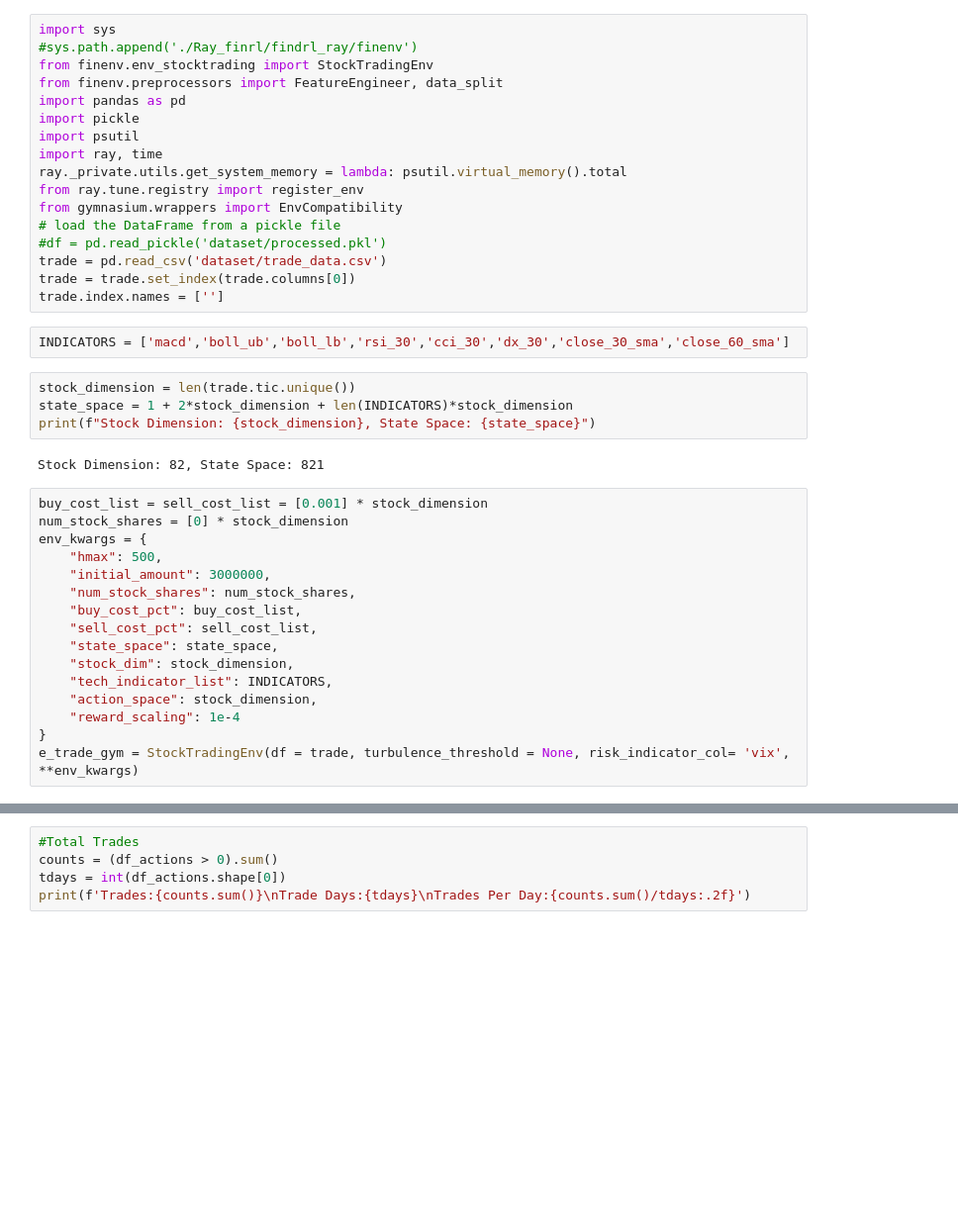
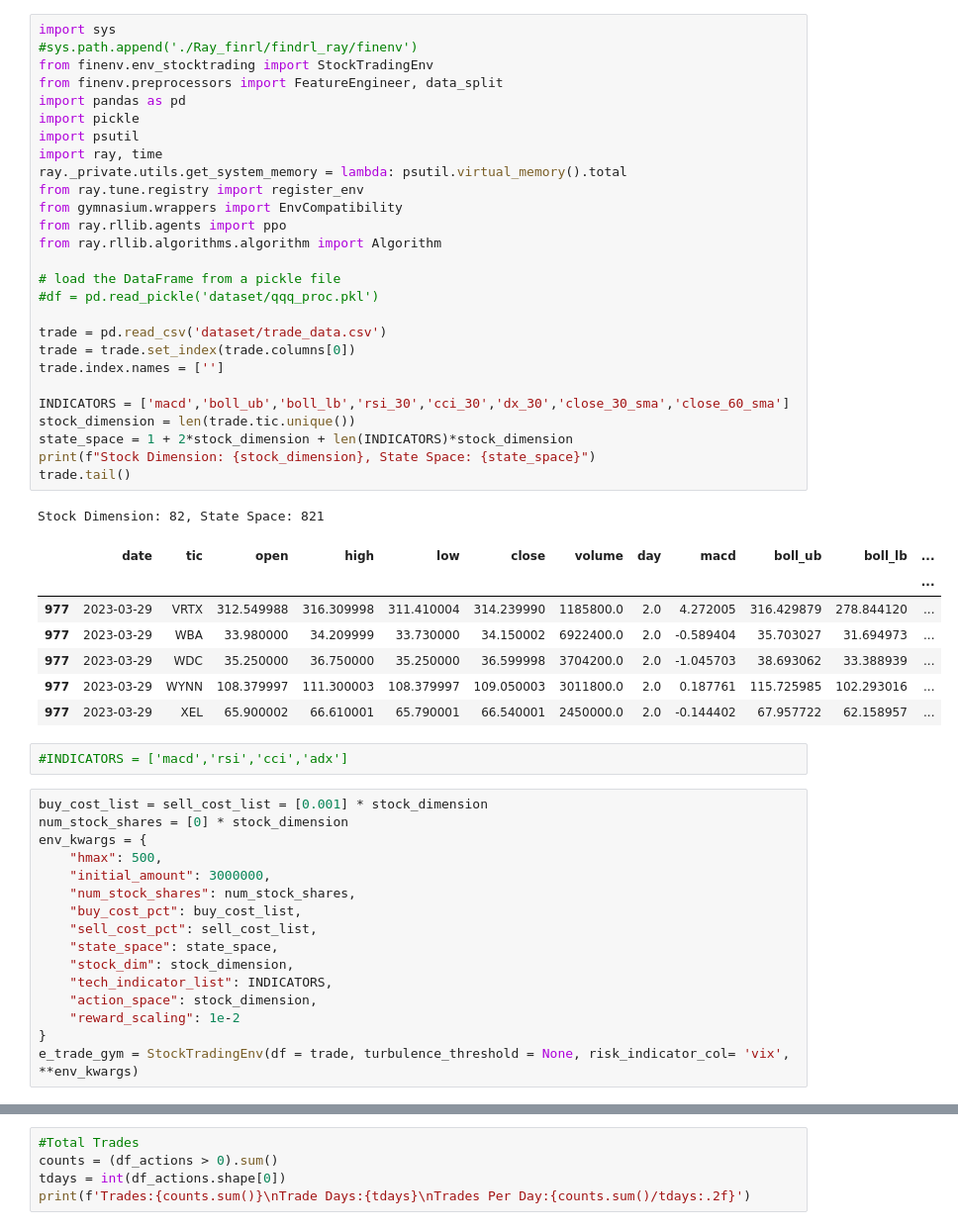
Before and after one commit to Hakiiiim/findrl_ray, a Jupyter notebook: Evaluate.ipynb, the cells around one changed output, grey strips where cells are left out. Shown: that part at 99% size. Saved outputs shown, nothing was run; the diff lists cells and outputs as text; blank space fills up the shorter version.

```diff
--- a/Evaluate.ipynb
+++ b/Evaluate.ipynb
@@ -1,28 +1,41 @@
 # %%
 import sys
 #sys.path.append('./Ray_finrl/findrl_ray/finenv')
 from finenv.env_stocktrading import StockTradingEnv
 from finenv.preprocessors import FeatureEngineer, data_split
 import pandas as pd
 import pickle
 import psutil
 import ray, time
 ray._private.utils.get_system_memory = lambda: psutil.virtual_memory().total
 from ray.tune.registry import register_env
 from gymnasium.wrappers import EnvCompatibility
+from ray.rllib.agents import ppo
+from ray.rllib.algorithms.algorithm import Algorithm
+
 # load the DataFrame from a pickle file
-#df = pd.read_pickle('dataset/processed.pkl')
+#df = pd.read_pickle('dataset/qqq_proc.pkl')
+
 trade = pd.read_csv('dataset/trade_data.csv')
 trade = trade.set_index(trade.columns[0])
 trade.index.names = ['']
+
+INDICATORS = ['macd','boll_ub','boll_lb','rsi_30','cci_30','dx_30','close_30_sma','close_60_sma']
+stock_dimension = len(trade.tic.unique())
+state_space = 1 + 2*stock_dimension + len(INDICATORS)*stock_dimension
+print(f"Stock Dimension: {stock_dimension}, State Space: {state_space}")
+trade.tail()
+# %% [output]
+Stock Dimension: 82, State Space: 821
+|  | date | tic | open | high | low | close | volume | day | macd | boll_ub | boll_lb | ... |
+|  |  |  |  |  |  |  |  |  |  |  |  | ... |
+| 977 | 2023-03-29 | VRTX | 312.549988 | 316.309998 | 311.410004 | 314.239990 | 1185800.0 | 2.0 | 4.272005 | 316.429879 | 278.844120 | ... |
+| 977 | 2023-03-29 | WBA | 33.980000 | 34.209999 | 33.730000 | 34.150002 | 6922400.0 | 2.0 | -0.589404 | 35.703027 | 31.694973 | ... |
+| 977 | 2023-03-29 | WDC | 35.250000 | 36.750000 | 35.250000 | 36.599998 | 3704200.0 | 2.0 | -1.045703 | 38.693062 | 33.388939 | ... |
+| 977 | 2023-03-29 | WYNN | 108.379997 | 111.300003 | 108.379997 | 109.050003 | 3011800.0 | 2.0 | 0.187761 | 115.725985 | 102.293016 | ... |
+| 977 | 2023-03-29 | XEL | 65.900002 | 66.610001 | 65.790001 | 66.540001 | 2450000.0 | 2.0 | -0.144402 | 67.957722 | 62.158957 | ... |
 # %%
-INDICATORS = ['macd','boll_ub','boll_lb','rsi_30','cci_30','dx_30','close_30_sma','close_60_sma']
+#INDICATORS = ['macd','rsi','cci','adx']
-# %%
-stock_dimension = len(trade.tic.unique())
-state_space = 1 + 2*stock_dimension + len(INDICATORS)*stock_dimension
-print(f"Stock Dimension: {stock_dimension}, State Space: {state_space}")
-# %% [output]
-Stock Dimension: 82, State Space: 821
 # %%
 buy_cost_list = sell_cost_list = [0.001] * stock_dimension
 num_stock_shares = [0] * stock_dimension
@@ -36,7 +49,7 @@ env_kwargs = {
     "stock_dim": stock_dimension,
     "tech_indicator_list": INDICATORS,
     "action_space": stock_dimension,
-    "reward_scaling": 1e-4
+    "reward_scaling": 1e-2
 }
 e_trade_gym = StockTradingEnv(df = trade, turbulence_threshold = None, risk_indicator_col= 'vix', **env_kwargs)
 # %%
```
Also changed, not shown: parts of 7 cells of this notebook, 44 other files.
